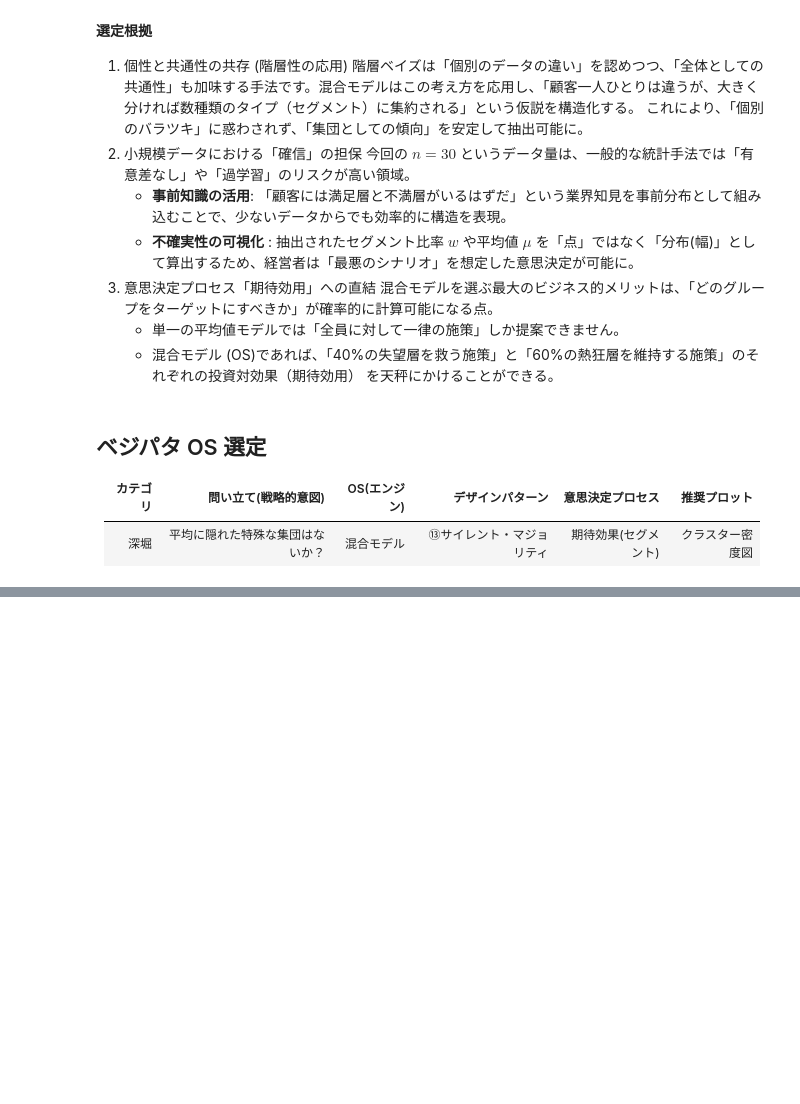
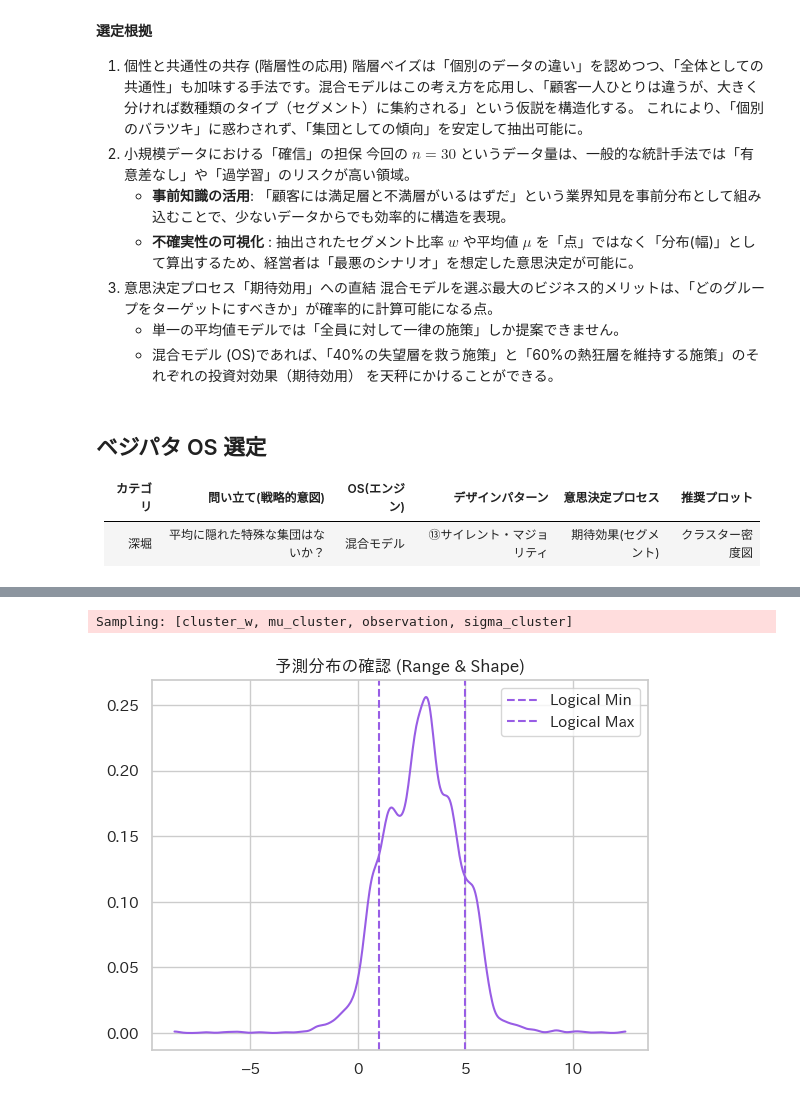
Before and after one commit to petalab-io/bayesian-iroha, a Jupyter notebook: notebooks/04_survey_latent_segmentasion/mixture_model_inference.ipynb, the cells around one changed output, grey strips where cells are left out. Saved outputs shown, nothing was run; the diff lists cells and outputs as text; code cells hidden in the pictures; blank space fills up the shorter version.

Commit message:
Model: 確率モデルの構築&チューニングを実行する#16

```diff
--- a/notebooks/04_survey_latent_segmentasion/mixture_model_inference.ipynb
+++ b/notebooks/04_survey_latent_segmentasion/mixture_model_inference.ipynb
@@ -40,6 +46,6 @@ idx_group = np.random.choice([0, 1], size=n_obs, p=[0.6, 0.4])
 mu_true = [4.5, 1.8]
 sigma_true = [0.3, 0.5]
 
-obs_satisfaction = np.random.normal(loc=np.array(mu_true)[idx_group], scale=np.array(sigma_true)[idx_group])
-obs_satisfaction = np.clip(obs_satisfaction, 1.0, 5.0)
+observation_satisfaction = np.random.normal(loc=np.array(mu_true)[idx_group], scale=np.array(sigma_true)[idx_group])
+observation_satisfaction = np.clip(observation_satisfaction, 1.0, 5.0)
 # %%
@@ -98,0 +110,6 @@ plt.show()
+# %%
+# PyMC用の座標 (coords) と次元 (dims) の設定
+coords = {
+    "id_obs": np.arange(n_obs),
+    "cluster": ["Disappointed", "Enthusiast"]
+}
@@ -98,0 +120,14 @@ plt.show()
+# %%
+with pm.Model(coords=coords) as model_mixture:
+    # 構成比率 (w) の事前分布
+    # ２つのセグメント(失望層・熱狂層）の比率を推定
+    # a=[1, 1] は「どの比率も等しくあり得る（無情報）」という設定
+    w_cluster = pm.Dirichlet("cluster_w", a=np.array([1, 1]), dims="cluster")
+
+    # 平均 (mu) の事前分布: ラベルスイッチングを防ぐため初期値を分ける
+    mu_cluster = pm.Normal("mu_cluster", mu=[2, 4], sigma=1, dims="cluster")
+    sigma_cluster = pm.HalfNormal("sigma_cluster", sigma=1, dims="cluster")
+
+    observation = pm.NormalMixture("observation", w=w_cluster, mu=mu_cluster,
+                                   sigma=sigma_cluster, observed=observation_satisfaction,
+                                   dims="id_obs")
@@ -98,0 +138,17 @@ plt.show()
+# %%
+with model_mixture:
+    # 事前予測サンプリング
+    idata_prior = pm.sample_prior_predictive(samples=100, random_seed=42)
+# %% [output]
+Sampling: [cluster_w, mu_cluster, observation, sigma_cluster]
+# %%
+# 物理&論理的な「範囲」の確認
+observation_samples_prior = idata_prior.prior_predictive["observation"]
+az.plot_dist(observation_samples_prior)
+plt.axvline(1.0, linestyle="--", label="Logical Min")
+plt.axvline(5.0, linestyle="--", label="Logical Max")
+plt.title("予測分布の確認 (Range & Shape)")
+plt.legend()
+plt.show()
+# %% [output]
+[figure, added]
```
Also changed, not shown: parts of 16 cells of this notebook.
